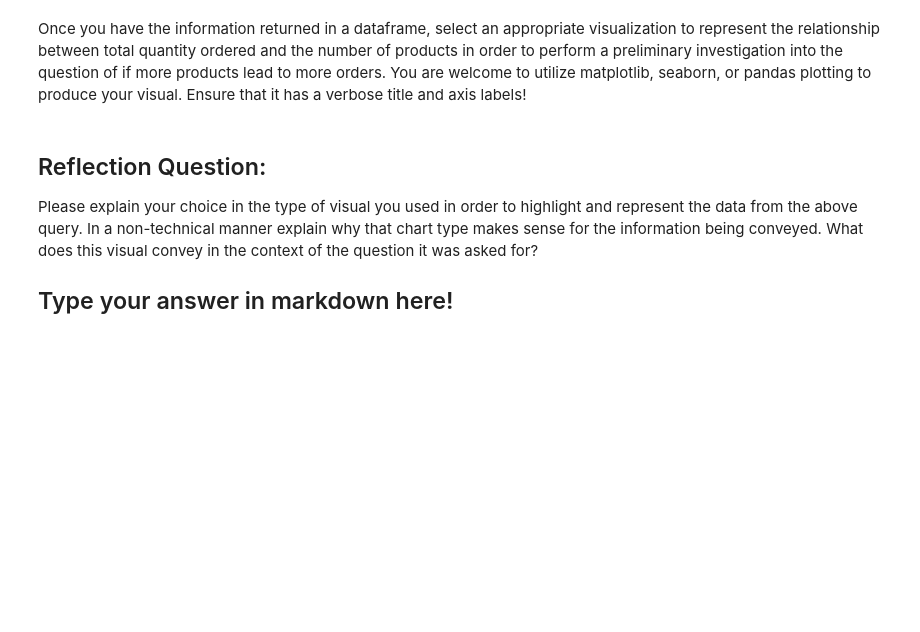
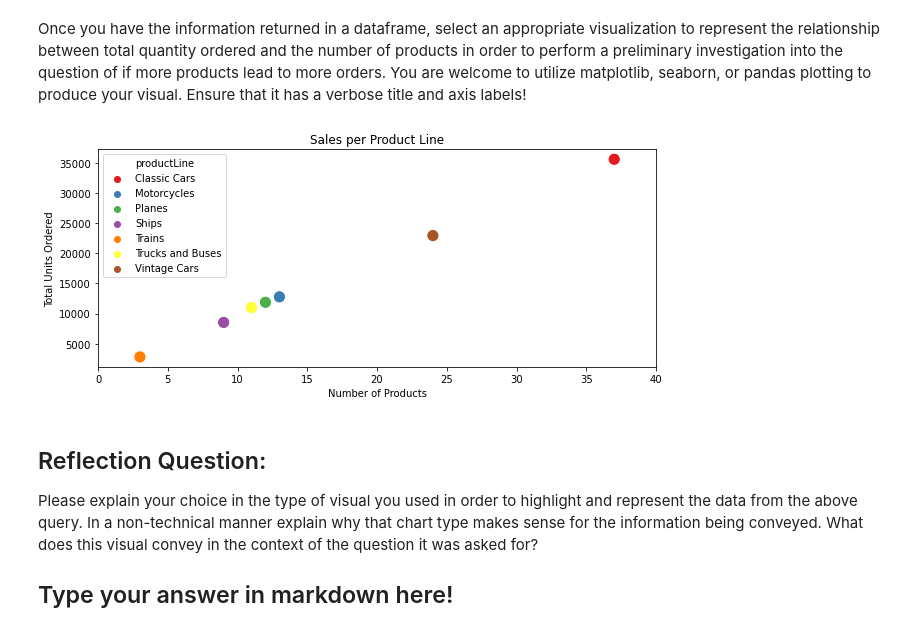
Before and after one commit to j-alba-data/dsc-sql-summative-lab, a Jupyter notebook: SQLSummativeLab.ipynb, the cells around one changed output. Saved outputs shown, nothing was run; the diff lists cells and outputs as text; code cells hidden in the pictures; blank space fills up the shorter version.

```diff
--- a/SQLSummativeLab.ipynb
+++ b/SQLSummativeLab.ipynb
@@ -254,0 +253,10 @@ None
+# %%
+# Replace None with your code
+query6 = """
+select p.productLine, count(distinct(p.productCode)) as no_prods, sum(od.quantityOrdered) as total_ordered
+from products p
+join orderdetails od using(productCode)
+group by p.productLine;
+"""
+best_sellers = pd.read_sql(query6, conn)
+best_sellers
@@ -257,7 +274,15 @@ Once you have the information returned in a dataframe, select an appropriate vis
 # %%
 # Replace None with your visual code
 # Produce a visual to represent the the relation between number of products and the total amount ordered
-None
+plt.figure(figsize=(10,4))
+sns.scatterplot(data=best_sellers, x='no_prods', y='total_ordered', hue='productLine', palette='Set1', s=150)
+plt.xlim(0,40)
+plt.ylabel("Total Units Ordered")
+plt.xlabel("Number of Products")
+plt.title("Sales per Product Line")
+plt.show()
+# %% [output]
+[figure, added]
 # %% [markdown]
 ## Reflection Question:
 
```
Also changed, not shown: parts of 8 cells of this notebook.
